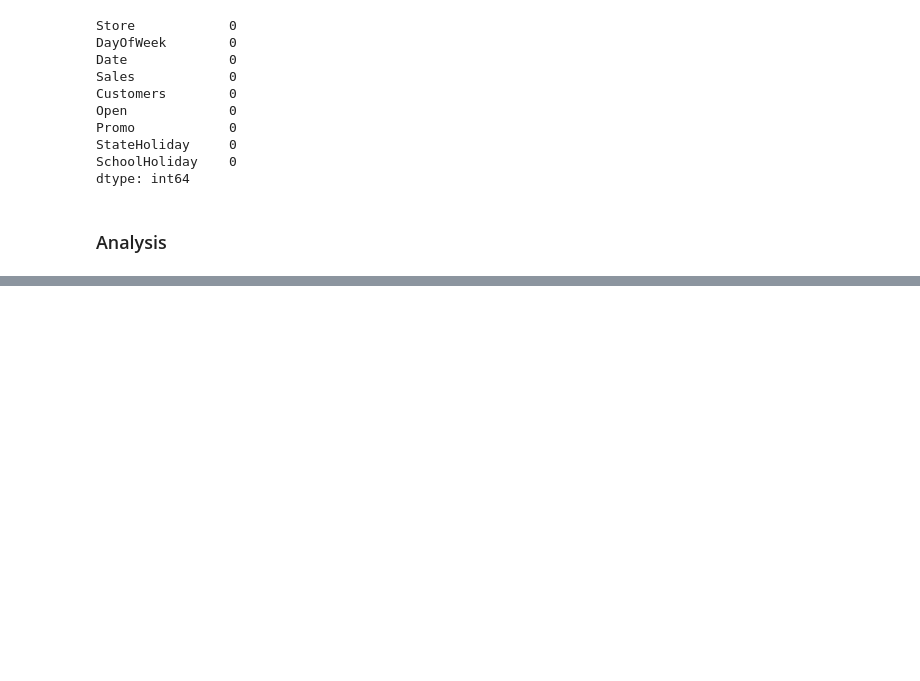
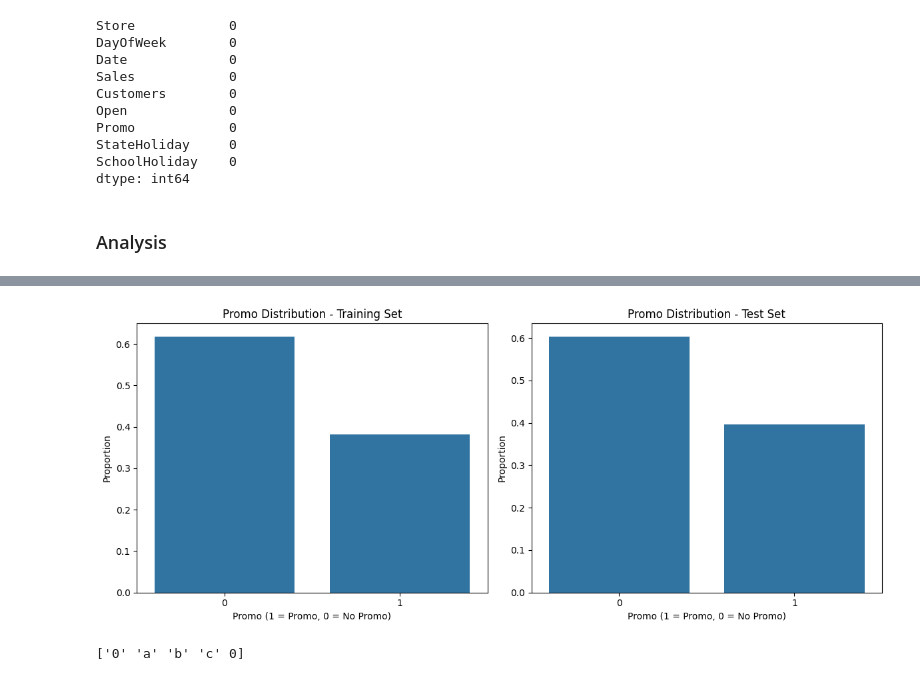
Before and after one commit to adisu-mulu/KAIM-Week-4, a Jupyter notebook: notebooks/eda_customer_purchasing_behavior.ipynb, the cells around one changed output, grey strips where cells are left out. Saved outputs shown, nothing was run; the diff lists cells and outputs as text; code cells hidden in the pictures; blank space fills up the shorter version.

Commit message:
adding promo impacts

```diff
--- a/notebooks/eda_customer_purchasing_behavior.ipynb
+++ b/notebooks/eda_customer_purchasing_behavior.ipynb
@@ -341,0 +357,8 @@ dtype: int64
+# %%
+# Calculate proportion of promo days in training and test sets
+train_promo_proportion = train_df['Promo'].value_counts(normalize=True)
+test_promo_proportion = test_df['Promo'].value_counts(normalize=True)
+
+# Display the results
+print("Training Set Promo Proportion:\n", train_promo_proportion)
+print("Test Set Promo Proportion:\n", test_promo_proportion)
@@ -341,0 +376,27 @@ dtype: int64
+# %%
+# Plot the Promo distribution for both training and test sets
+fig, axes = plt.subplots(1, 2, figsize=(12, 5))
+
+# Training set distribution
+sns.barplot(x=train_promo_proportion.index, y=train_promo_proportion.values, ax=axes[0])
+axes[0].set_title('Promo Distribution - Training Set')
+axes[0].set_xlabel('Promo (1 = Promo, 0 = No Promo)')
+axes[0].set_ylabel('Proportion')
+
+# Test set distribution
+sns.barplot(x=test_promo_proportion.index, y=test_promo_proportion.values, ax=axes[1])
+axes[1].set_title('Promo Distribution - Test Set')
+axes[1].set_xlabel('Promo (1 = Promo, 0 = No Promo)')
+axes[1].set_ylabel('Proportion')
+
+plt.tight_layout()
+plt.show()
+# %% [output]
+[figure, added]
+# %%
+#Check & compare sales behavior before, during, and after holidays
+
+# Check for unique values in StateHoliday to understand what kinds of holidays are marked
+print(train_df['StateHoliday'].unique())
+# %% [output]
+['0' 'a' 'b' 'c' 0]
```
Also changed, not shown: parts of 15 cells of this notebook, 2 other files.
